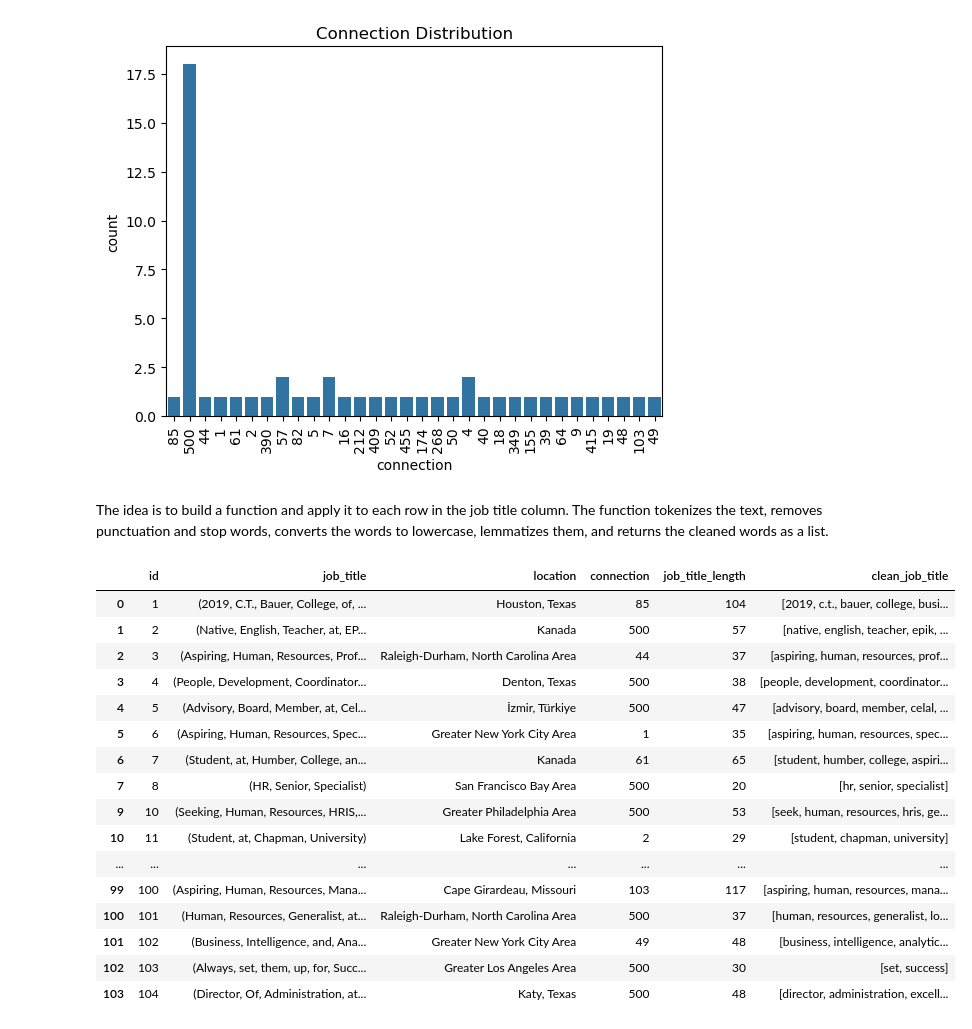
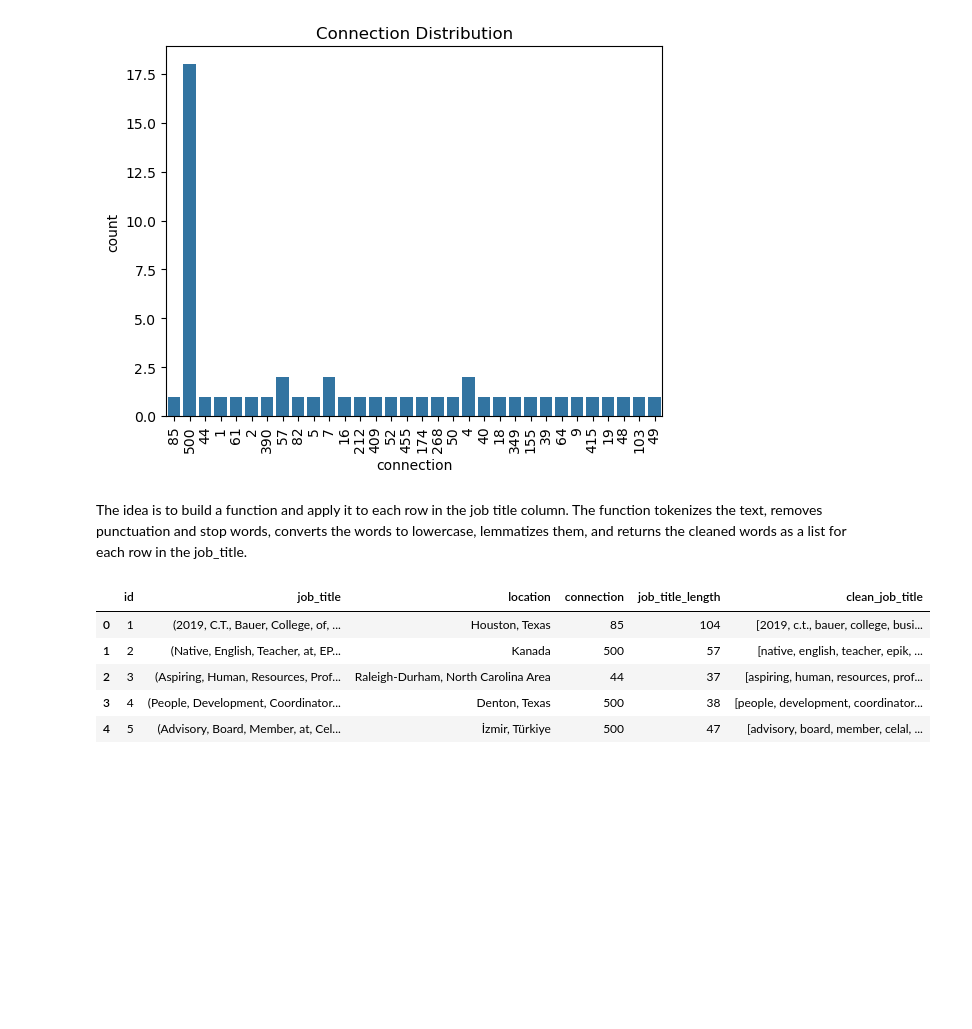
Before and after one commit to safwt-data/QwnYr0x6YtL8f4mY, a Jupyter notebook: notebooks/notebook_1.ipynb, the cells around one changed output. Saved outputs shown, nothing was run; the diff lists cells and outputs as text; code cells hidden in the pictures; blank space fills up the shorter version.

```diff
--- a/notebooks/notebook_1.ipynb
+++ b/notebooks/notebook_1.ipynb
@@ -109,7 +109,7 @@ df['job_title'] = df['job_title'].astype("str").str.strip()
 # %%
 #!python -m spacy download en_core_web_sm
 # %% [markdown]
-The idea is to build a function and apply it to each row in the job title column. The function tokenizes the text, removes punctuation and stop words, converts the words to lowercase, lemmatizes them, and returns the cleaned words as a list.
+The idea is to build a function and apply it to each row in the job title column. The function tokenizes the text, removes punctuation and stop words, converts the words to lowercase, lemmatizes them, and returns the cleaned words as a list for each row in the job_title.
 # %%
 def clean_title(x):
     doc = nlp(x)
@@ -124,25 +124,14 @@ def clean_title(x):
 # %%
 df["clean_job_title"] = df["job_title"].apply(clean_title)
 # %%
-df
+df.head()
 # %% [output]
 |  | id | job_title | location | connection | job_title_length | clean_job_title |
 | 0 | 1 | (2019, C.T., Bauer, College, of, ... | Houston, Texas | 85 | 104 | [2019, c.t., bauer, college, busi... |
 | 1 | 2 | (Native, English, Teacher, at, EP... | Kanada | 500 | 57 | [native, english, teacher, epik, ... |
 | 2 | 3 | (Aspiring, Human, Resources, Prof... | Raleigh-Durham, North Carolina Area | 44 | 37 | [aspiring, human, resources, prof... |
 | 3 | 4 | (People, Development, Coordinator... | Denton, Texas | 500 | 38 | [people, development, coordinator... |
 | 4 | 5 | (Advisory, Board, Member, at, Cel... | İzmir, Türkiye | 500 | 47 | [advisory, board, member, celal, ... |
-| 5 | 6 | (Aspiring, Human, Resources, Spec... | Greater New York City Area | 1 | 35 | [aspiring, human, resources, spec... |
-| 6 | 7 | (Student, at, Humber, College, an... | Kanada | 61 | 65 | [student, humber, college, aspiri... |
-| 7 | 8 | (HR, Senior, Specialist) | San Francisco Bay Area | 500 | 20 | [hr, senior, specialist] |
-| 9 | 10 | (Seeking, Human, Resources, HRIS,... | Greater Philadelphia Area | 500 | 53 | [seek, human, resources, hris, ge... |
-| 10 | 11 | (Student, at, Chapman, University) | Lake Forest, California | 2 | 29 | [student, chapman, university] |
-| ... | ... | ... | ... | ... | ... | ... |
-| 99 | 100 | (Aspiring, Human, Resources, Mana... | Cape Girardeau, Missouri | 103 | 117 | [aspiring, human, resources, mana... |
-| 100 | 101 | (Human, Resources, Generalist, at... | Raleigh-Durham, North Carolina Area | 500 | 37 | [human, resources, generalist, lo... |
-| 101 | 102 | (Business, Intelligence, and, Ana... | Greater New York City Area | 49 | 48 | [business, intelligence, analytic... |
-| 102 | 103 | (Always, set, them, up, for, Succ... | Greater Los Angeles Area | 500 | 30 | [set, success] |
-| 103 | 104 | (Director, Of, Administration, at... | Katy, Texas | 500 | 48 | [director, administration, excell... |
 # %%
 measure_word_1 = "aspiring human resources"
 measure_word_2 =  "seeking human resources"
```
Also changed, not shown: parts of 4 cells of this notebook.
